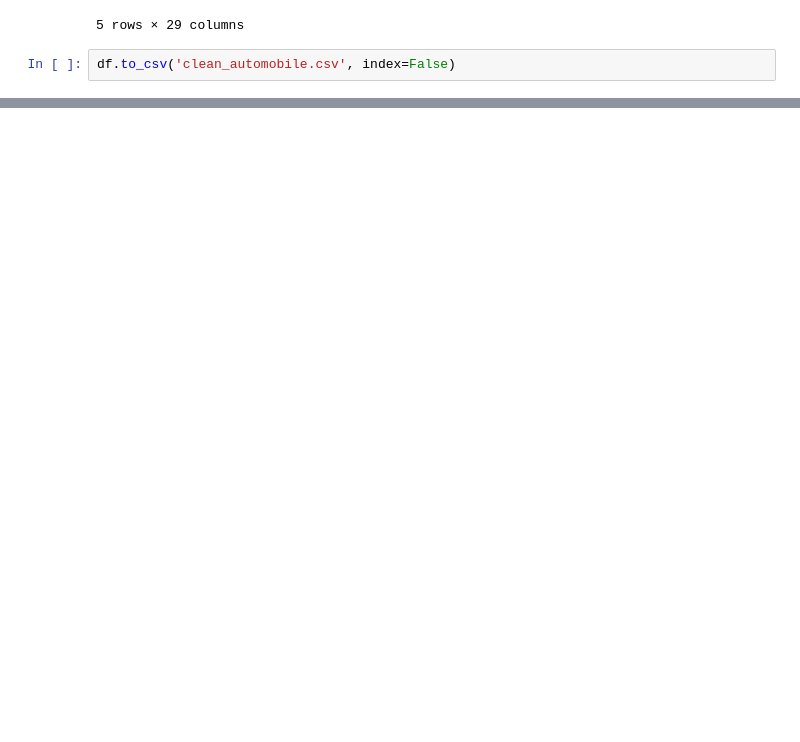
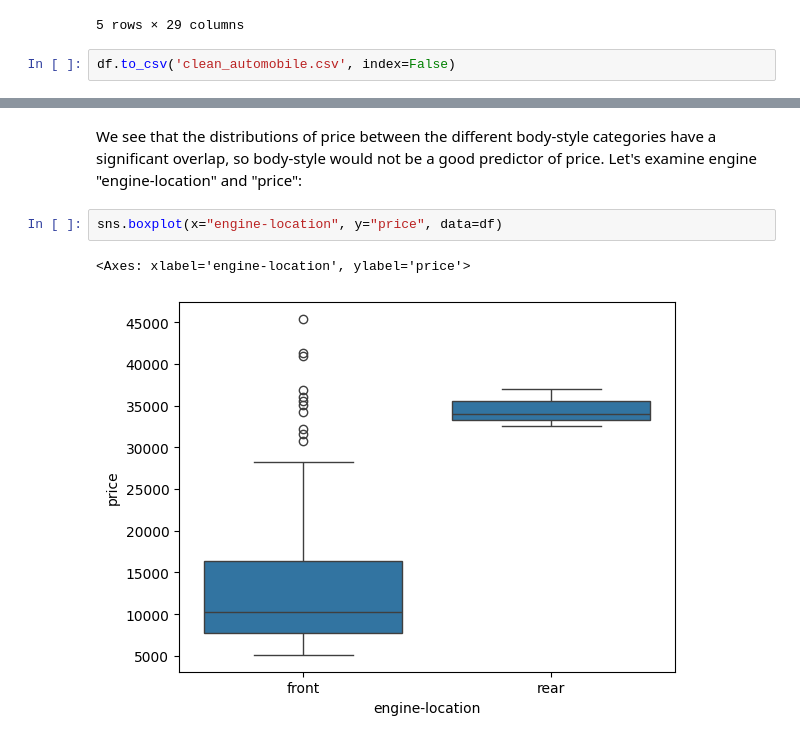
Before and after one commit to Rubieskyama/Data-Science-Ecosystem, a Jupyter notebook: Data Analytics with Python/Used_cars_pricing_analyzer.ipynb, the cells around one changed output, grey strips where cells are left out. Drawn from its saved outputs; the diff is of its cells as text; blank space fills up the shorter version.

```diff
--- a/Data Analytics with Python/Used_cars_pricing_analyzer.ipynb
+++ b/Data Analytics with Python/Used_cars_pricing_analyzer.ipynb
@@ -399,0 +470,7 @@ df.to_csv('clean_automobile.csv', index=False)
+# %% [markdown]
+We see that the distributions of price between the different body-style categories have a significant overlap, so body-style would not be a good predictor of price. Let's examine engine "engine-location" and "price":
+# %%
+sns.boxplot(x="engine-location", y="price", data=df)
+# %% [output]
+<Axes: xlabel='engine-location', ylabel='price'>
+[figure, added]
```
Also changed, not shown: parts of 25 cells of this notebook.
